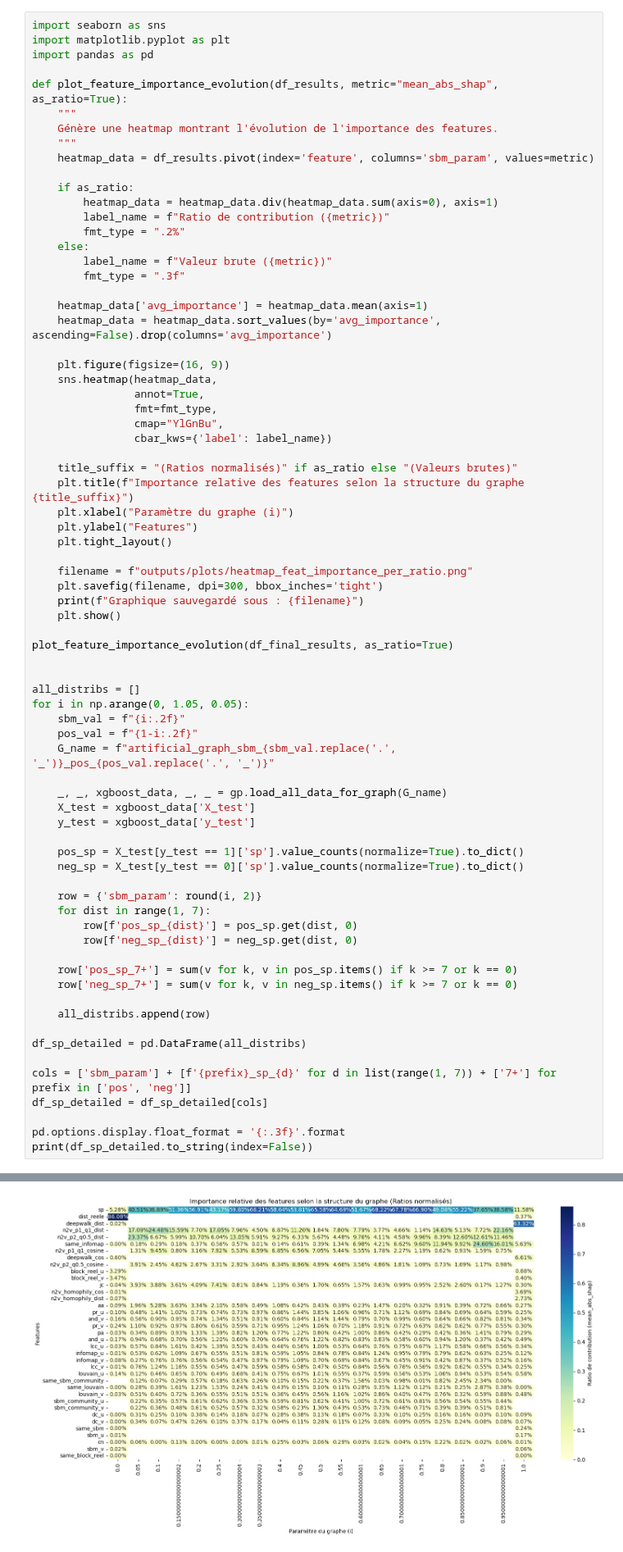
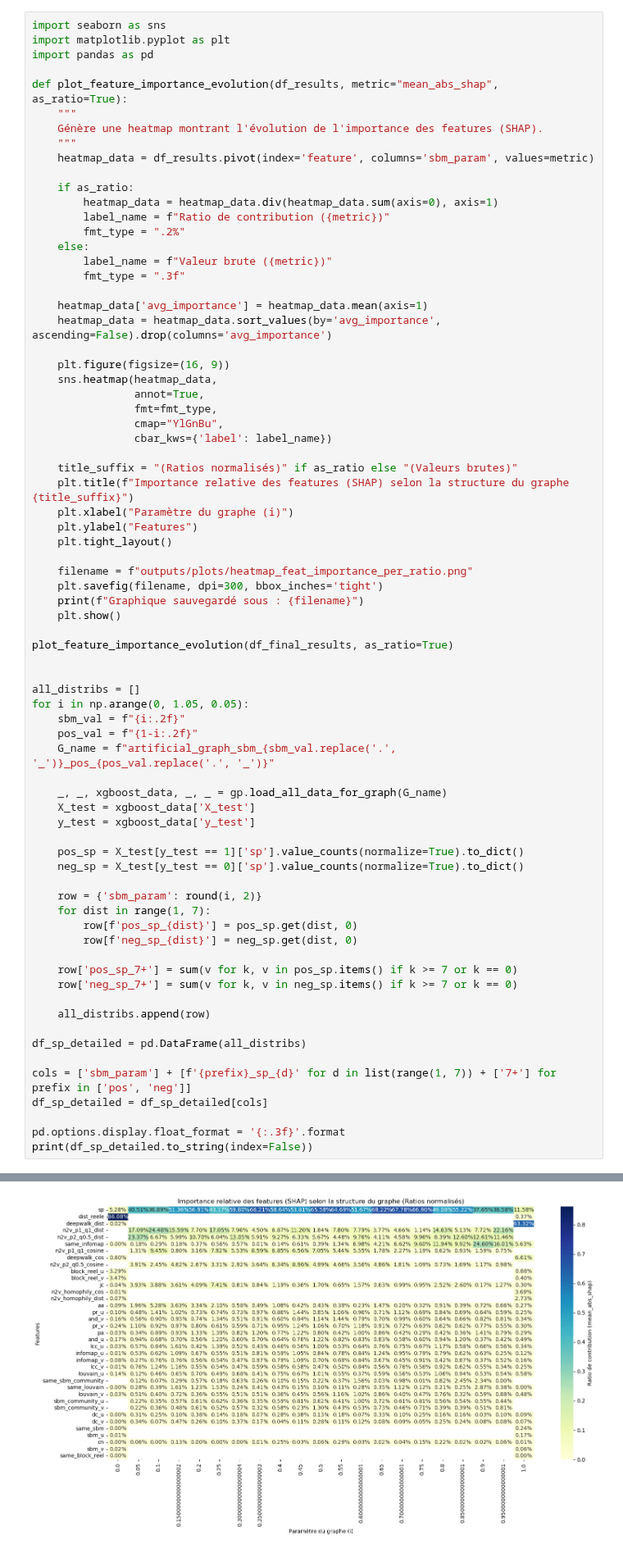
Before and after one commit to DeankoontzG/SHAP-like-Graph-Analysis, a Jupyter notebook: Performance_Analysis.ipynb, the cells around one changed output, grey strips where cells are left out. Shown at 82% size. Saved outputs shown, nothing was run; the diff lists cells and outputs as text.

Commit message:
UPDATE graph explo

```diff
--- a/Performance_Analysis.ipynb
+++ b/Performance_Analysis.ipynb
@@ -616,7 +898,7 @@ import pandas as pd
 
 def plot_feature_importance_evolution(df_results, metric="mean_abs_shap", as_ratio=True):
     """
-    Génère une heatmap montrant l'évolution de l'importance des features.
+    Génère une heatmap montrant l'évolution de l'importance des features (SHAP).
     """
     heatmap_data = df_results.pivot(index='feature', columns='sbm_param', values=metric)
 
@@ -639,7 +921,7 @@ def plot_feature_importance_evolution(df_results, metric="mean_abs_shap", as_rat
                 cbar_kws={'label': label_name})
 
     title_suffix = "(Ratios normalisés)" if as_ratio else "(Valeurs brutes)"
-    plt.title(f"Importance relative des features selon la structure du graphe {title_suffix}")
+    plt.title(f"Importance relative des features (SHAP) selon la structure du graphe {title_suffix}")
     plt.xlabel("Paramètre du graphe (i)")
     plt.ylabel("Features")
     plt.tight_layout()
@@ -657,31 +939,31 @@ for i in np.arange(0, 1.05, 0.05):
     sbm_val = f"{i:.2f}"
     pos_val = f"{1-i:.2f}"
     G_name = f"artificial_graph_sbm_{sbm_val.replace('.', '_')}_pos_{pos_val.replace('.', '_')}"
 
     _, _, xgboost_data, _, _ = gp.load_all_data_for_graph(G_name)
     X_test = xgboost_data['X_test']
     y_test = xgboost_data['y_test']
 
     pos_sp = X_test[y_test == 1]['sp'].value_counts(normalize=True).to_dict()
     neg_sp = X_test[y_test == 0]['sp'].value_counts(normalize=True).to_dict()
 
     row = {'sbm_param': round(i, 2)}
     for dist in range(1, 7):
         row[f'pos_sp_{dist}'] = pos_sp.get(dist, 0)
         row[f'neg_sp_{dist}'] = neg_sp.get(dist, 0)
 
     row['pos_sp_7+'] = sum(v for k, v in pos_sp.items() if k >= 7 or k == 0)
     row['neg_sp_7+'] = sum(v for k, v in neg_sp.items() if k >= 7 or k == 0)
 
     all_distribs.append(row)
 
 df_sp_detailed = pd.DataFrame(all_distribs)
 
 cols = ['sbm_param'] + [f'{prefix}_sp_{d}' for d in list(range(1, 7)) + ['7+'] for prefix in ['pos', 'neg']]
 df_sp_detailed = df_sp_detailed[cols]
 
 pd.options.display.float_format = '{:.3f}'.format
 print(df_sp_detailed.to_string(index=False))
 # %% [output]
 Graphique sauvegardé sous : outputs/plots/heatmap_feat_importance_per_ratio.png
-[figure, old version]
+[figure, new version]
```
Also changed, not shown: parts of 12 cells of this notebook, 4 other files.
